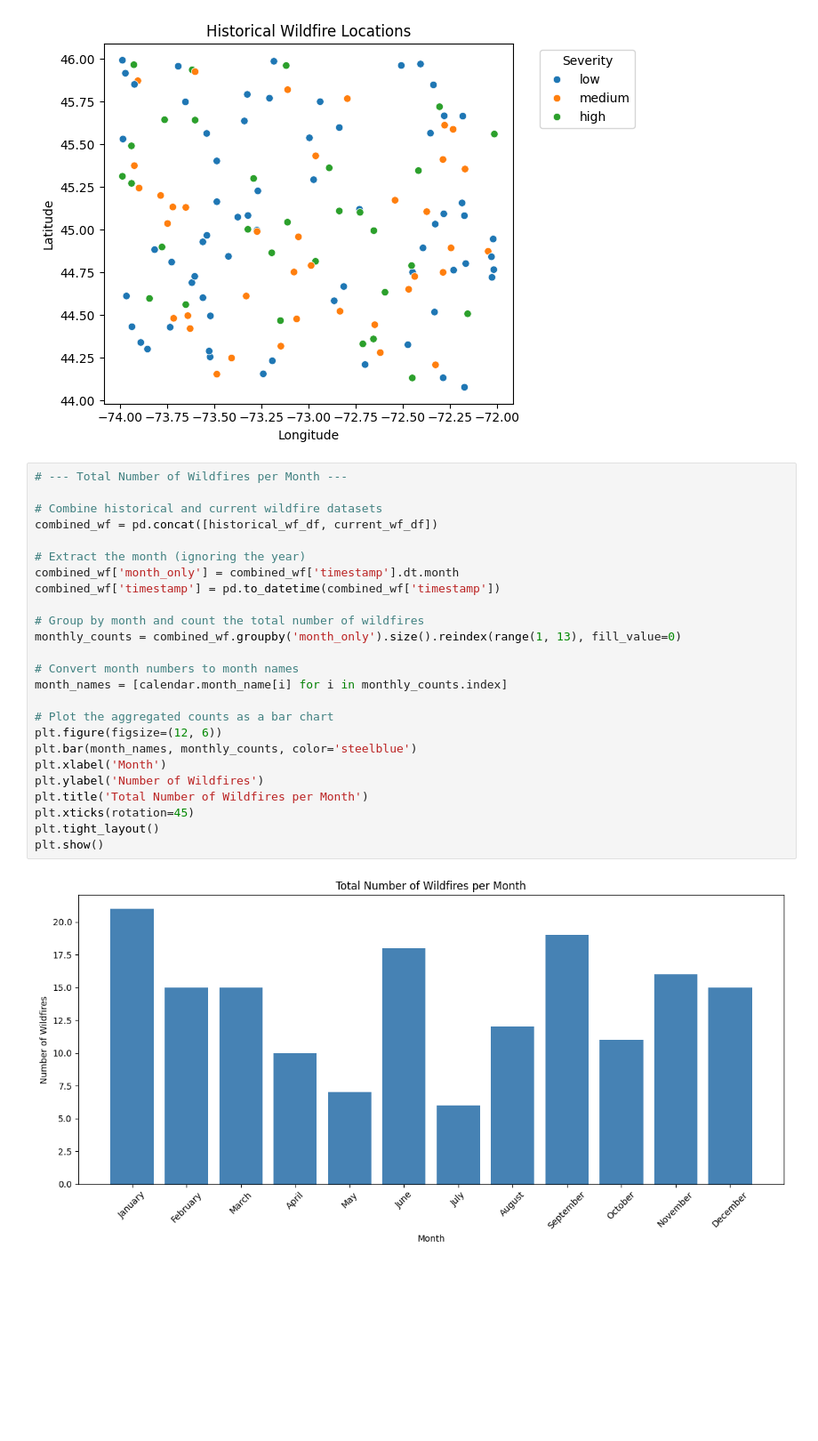
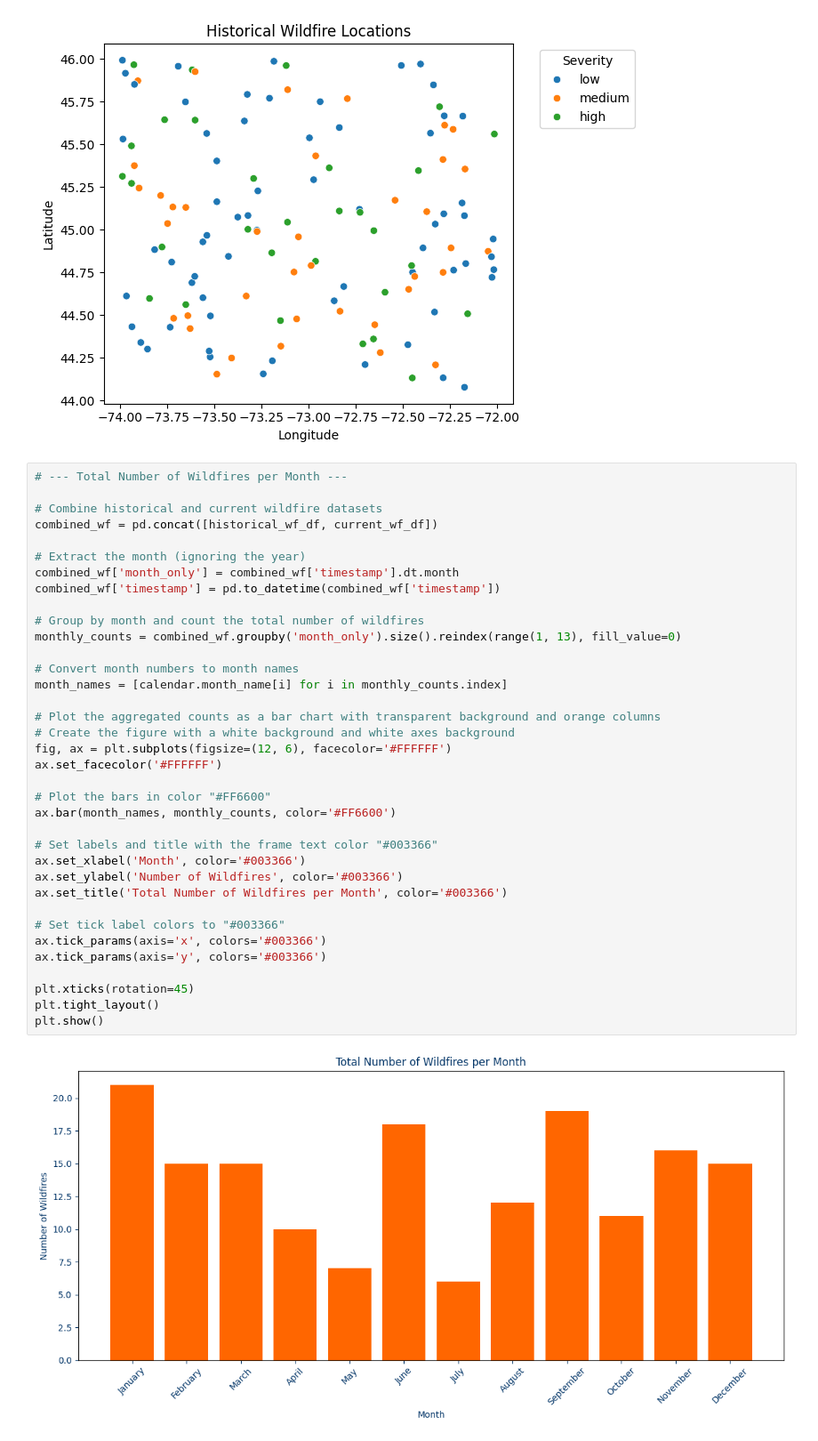
Before and after one commit to ParhamEsmaeily/SAP-CONUHACKS-IX, a Jupyter notebook: BackEnd/Part_1/preprocessData1.ipynb, the cells around one changed output. Shown at 89% size. Cells and saved outputs as stored; diff of their text form; blank space fills up the shorter version.

Commit message:
Change the graph

```diff
--- a/BackEnd/Part_1/preprocessData1.ipynb
+++ b/BackEnd/Part_1/preprocessData1.ipynb
@@ -134,30 +134,41 @@ plt.show()
 # %%
 # --- Total Number of Wildfires per Month ---
 
 # Combine historical and current wildfire datasets
 combined_wf = pd.concat([historical_wf_df, current_wf_df])
 
 # Extract the month (ignoring the year)
 combined_wf['month_only'] = combined_wf['timestamp'].dt.month
 combined_wf['timestamp'] = pd.to_datetime(combined_wf['timestamp'])
 
 # Group by month and count the total number of wildfires
 monthly_counts = combined_wf.groupby('month_only').size().reindex(range(1, 13), fill_value=0)
 
 # Convert month numbers to month names
 month_names = [calendar.month_name[i] for i in monthly_counts.index]
 
-# Plot the aggregated counts as a bar chart
-plt.figure(figsize=(12, 6))
-plt.bar(month_names, monthly_counts, color='steelblue')
-plt.xlabel('Month')
-plt.ylabel('Number of Wildfires')
-plt.title('Total Number of Wildfires per Month')
+# Plot the aggregated counts as a bar chart with transparent background and orange columns
+# Create the figure with a white background and white axes background
+fig, ax = plt.subplots(figsize=(12, 6), facecolor='#FFFFFF')
+ax.set_facecolor('#FFFFFF')
+
+# Plot the bars in color "#FF6600"
+ax.bar(month_names, monthly_counts, color='#FF6600')
+
+# Set labels and title with the frame text color "#003366"
+ax.set_xlabel('Month', color='#003366')
+ax.set_ylabel('Number of Wildfires', color='#003366')
+ax.set_title('Total Number of Wildfires per Month', color='#003366')
+
+# Set tick label colors to "#003366"
+ax.tick_params(axis='x', colors='#003366')
+ax.tick_params(axis='y', colors='#003366')
+
 plt.xticks(rotation=45)
 plt.tight_layout()
 plt.show()
 # %% [output]
-[figure, old version]
+[figure, new version]
 # %%
 # --- Total Number of Wildfires by Hour ---
 
```
Also changed, not shown: parts of 1 cell of this notebook, 2 other files.
